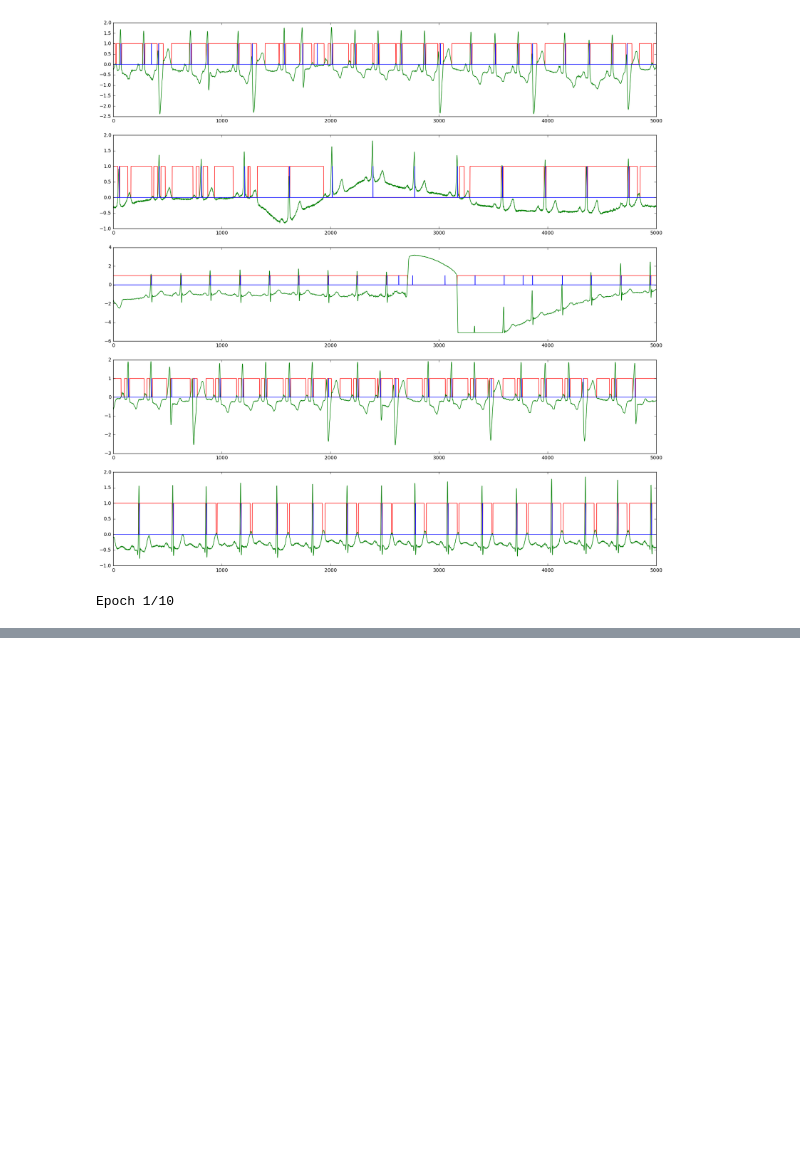
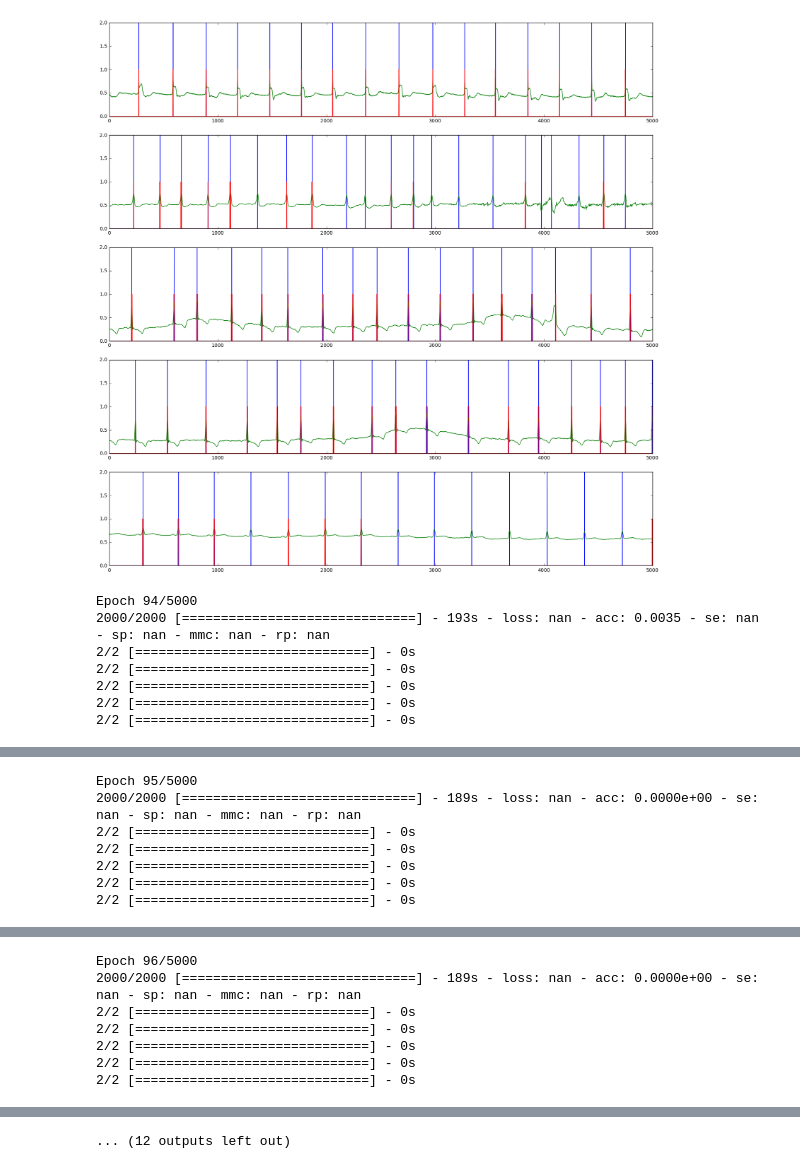
Before and after one commit to Dubrzr/mimic, a Jupyter notebook: DNN Rpeak.ipynb, the cells around one changed output, grey strips where cells are left out. Cells and saved outputs as stored; diff of their text form; code cells hidden in the pictures; blank space fills up the shorter version.

```diff
--- a/DNN Rpeak.ipynb
+++ b/DNN Rpeak.ipynb
@@ -22,8 +30,16 @@ from keras.utils.vis_utils import model_to_dot
 # %%
+def normalize(x, lb=0, ub=1):
+    mid = ub - (ub - lb) / 2
+    min_v = numpy.min(x)
+    max_v = numpy.max(x)
+    mid_v =  max_v - (max_v - min_v) / 2
+    coef = (ub - lb) / (max_v - min_v)
+    return x * coef - (mid_v * coef) + mid
+
 for db, ids in databases:
     for i in ids:
         f = data_dir + db + '/' + i
-        if os.path.isfile(f + '.dnn.npz'):
+        if os.path.isfile(f + '.normalized.dnn.npz'):
             continue
         print(f, end='')
         sig, fields = wfdb.srdsamp(f)
@@ -31,17 +47,17 @@ for db, ids in databases:
         if not numpy.array_equal(ann.chan, numpy.full(len(ann.chan), ann.chan[0])):
             print(' Not good...')
             continue
-        x = sig[:, ann.chan[0]]
+        x = normalize(sig[:, ann.chan[0]])
         y = numpy.zeros(len(x))
         for v in ann.annsamp:
             y[v] = 1
-        numpy.savez_compressed(f + '.dnn.npz', numpy.asarray([x, y]))
+        numpy.savez_compressed(f + '.normalized.dnn.npz', numpy.asarray([x, y]))
         print()
 # %%
 # NN params
 segment_size = 5000
 segment_step = 2500
-y_delay = 5
+y_delay = 0
 
 train_perc = 90
 test_perc = 100 - train_perc
@@ -147,35 +265,41 @@ model2.compile(loss=my_loss, optimizer='adam', metrics=['accuracy', Rpeaks_metri
 
 # SVG(model_to_dot(model).create(prog='dot', format='svg'))
 # %%
-model = model2
+# del model
+model = model7
+
+model_load = 'logs/' + mdl_name + '/weights.92-0.21-0.92.hdf5'
+model_epoch = 92
+model.load_weights(model_load)
 
 samples_used = 0
 def gen_samples(XY):
     while True:
+        print('CALLED')
         for i in range(XY.shape[0]):
             # samples_used +=
             yield (numpy.asarray([XY[i,0]]), numpy.asarray([XY[i,1]]))
 
 
-def plot_callback(epoch):
-    exs = [0, 42, 56, 60, 65]
+def plot_callback():
+    exs = numpy.random.randint(len(testXY), size=5).tolist()
     fig, ax = plt.subplots(len(exs), figsize=(20, 20))
-    for i in range(len(exs)):
-        ex_id = exs[i]
+    for i, ex_id in enumerate(exs):
         res = [e[0] for e in model.predict_classes(testXY[ex_id]).tolist()[0]]
+        ax[i].plot(testXY[ex_id, 1]*2, color='blue')
+        ax[i].plot(testXY[ex_id, 0], color='green')
         ax[i].plot(res, color='red')
-        ax[i].plot(testXY[ex_id, 0], color='green')
-        ax[i].plot(testXY[ex_id, 1], color='blue')
     plt.show()
 
-
-tbCallBack = TensorBoard(log_dir='./logs', histogram_freq=1, write_graph=True, write_images=True)
-plotClbk = LambdaCallback(on_epoch_begin=lambda epoch, logs: plot_callback(epoch))
-ckpt = ModelCheckpoint('logs/weights.{epoch:02d}-{loss:.2f}-{acc:.2f}.hdf5', monitor='loss', verbose=1)
+mkdir_p('logs/' + mdl_name)
+tbCallBack = TensorBoard(log_dir='./logs/{}'.format(mdl_name), histogram_freq=1, write_graph=True, write_images=True)
+plotClbk = LambdaCallback(on_epoch_begin=lambda epoch, logs: plot_callback())
+ckpt = ModelCheckpoint('logs/' + mdl_name + '/' + 'weights.{epoch:02d}-{loss:.2f}-{acc:.2f}.hdf5', monitor='loss', verbose=1)
 
 history = model.fit_generator(gen_samples(trainXY),
-                              steps_per_epoch=50,
-                              epochs=10,
+                              steps_per_epoch=2000,
+                              epochs=5000,
                               verbose=1,
-                              callbacks=[tbCallBack, plotClbk, ckpt])
+                              callbacks=[tbCallBack, plotClbk, ckpt],
+                              initial_epoch=93)
 # %% [output]
@@ -201,2 +323,8 @@ INFO:tensorflow:Summary name dense_40/bias:0 is illegal; using dense_40/bias_0 i
-[figure, old version]
+[figure, new version]
-Epoch 1/10
+Epoch 94/5000
+2000/2000 [==============================] - 193s - loss: nan - acc: 0.0035 - se: nan - sp: nan - mmc: nan - rp: nan
+2/2 [==============================] - 0s
+2/2 [==============================] - 0s
+2/2 [==============================] - 0s
+2/2 [==============================] - 0s
+2/2 [==============================] - 0s
@@ -202,0 +332,7 @@ Epoch 1/10
+Epoch 95/5000
+2000/2000 [==============================] - 189s - loss: nan - acc: 0.0000e+00 - se: nan - sp: nan - mmc: nan - rp: nan
+2/2 [==============================] - 0s
+2/2 [==============================] - 0s
+2/2 [==============================] - 0s
+2/2 [==============================] - 0s
+2/2 [==============================] - 0s
@@ -202,0 +340,7 @@ Epoch 1/10
+Epoch 96/5000
+2000/2000 [==============================] - 189s - loss: nan - acc: 0.0000e+00 - se: nan - sp: nan - mmc: nan - rp: nan
+2/2 [==============================] - 0s
+2/2 [==============================] - 0s
+2/2 [==============================] - 0s
+2/2 [==============================] - 0s
+2/2 [==============================] - 0s
@@ -202,0 +364 @@ Epoch 1/10
+... (12 outputs left out)
```
Also changed, not shown: parts of 8 cells of this notebook.
